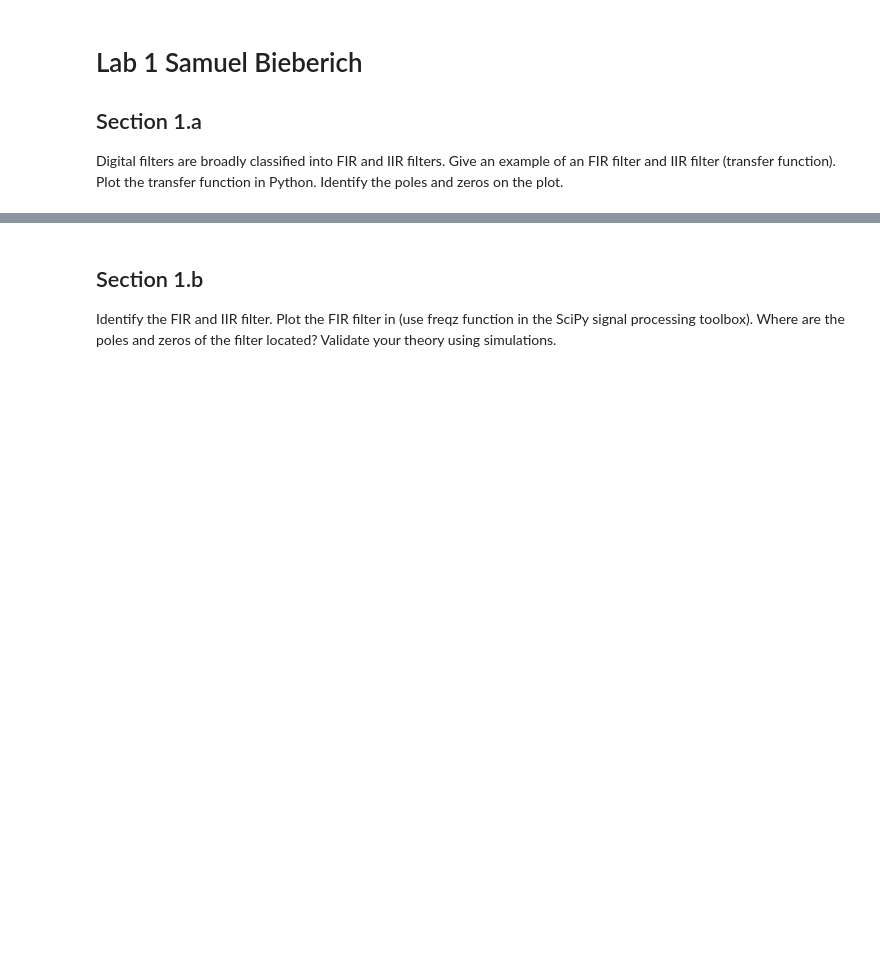
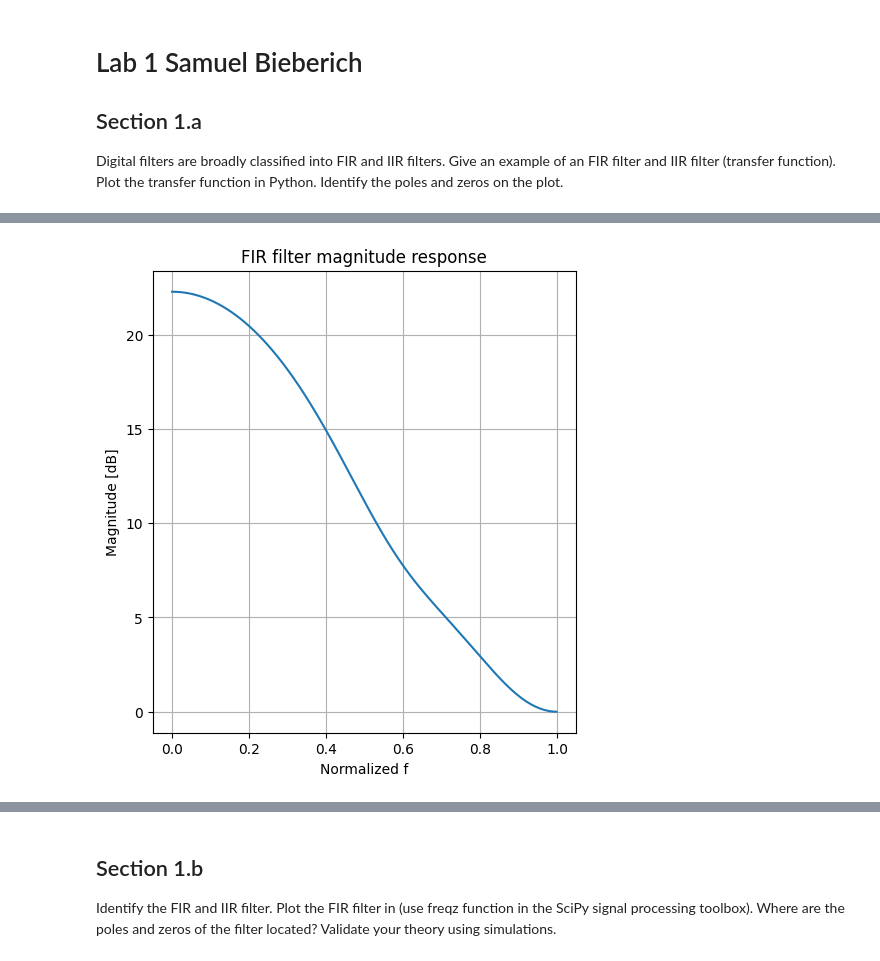
Before and after one commit to Sam-Bieberich/489, a Jupyter notebook: lab1.ipynb, the cells around one changed output, grey strips where cells are left out. Cells and saved outputs as stored; diff of their text form; code cells hidden in the pictures; blank space fills up the shorter version.

```diff
--- a/lab1.ipynb
+++ b/lab1.ipynb
@@ -18,2 +24,7 @@ from scipy import signal
 # %%
 #The FIR filter example I chose (arbitrary numbers) is as follows:
+
+b = [1, 2, 5, 4, 1]
+a = [1]
+
+w, h = signal.freqz(b, a)
@@ -29,0 +31,12 @@ from scipy import signal
+# %%
+#plotting the filter response
+
+plt.figure(figsize=(12, 6))
+plt.subplot(121)
+plt.plot(w/np.pi, 20 * np.log10(np.abs(h)))
+plt.title('FIR filter magnitude response')
+plt.ylabel('Magnitude [dB]')
+plt.xlabel('Normalized f')
+plt.grid(True)
+# %% [output]
+[figure, added]
```
Also changed, not shown: parts of 12 cells of this notebook, 2 other files.
